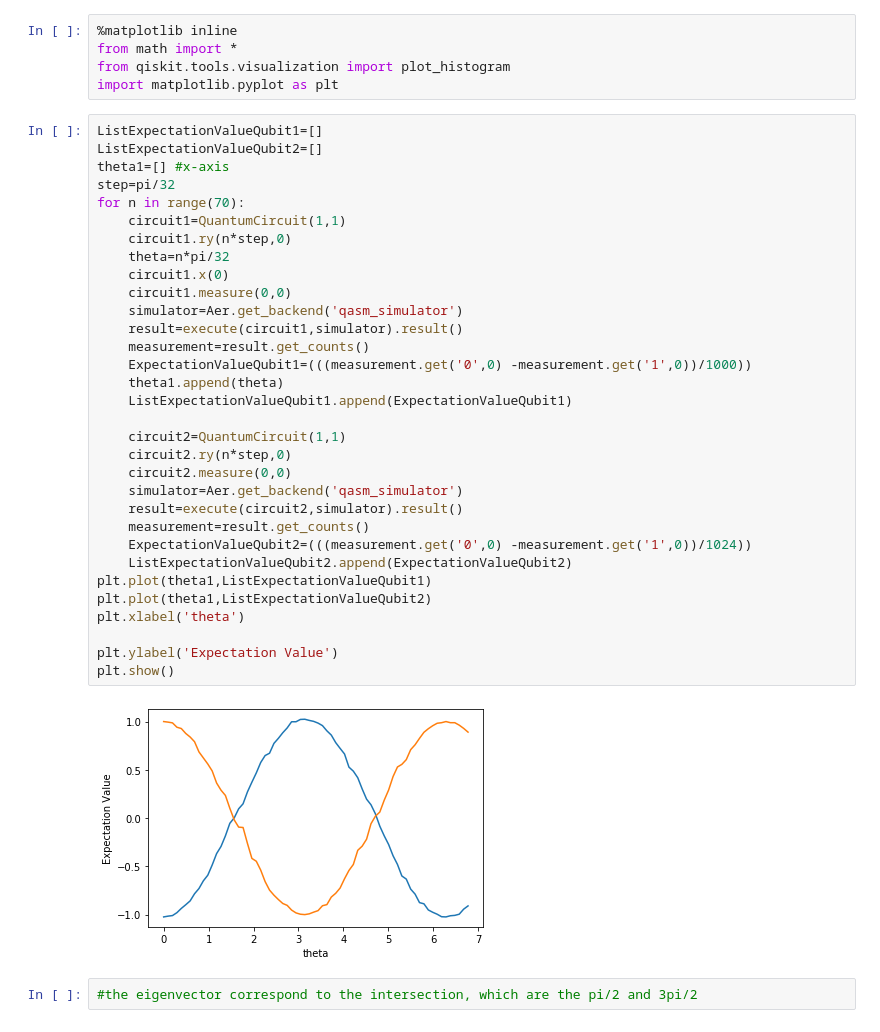
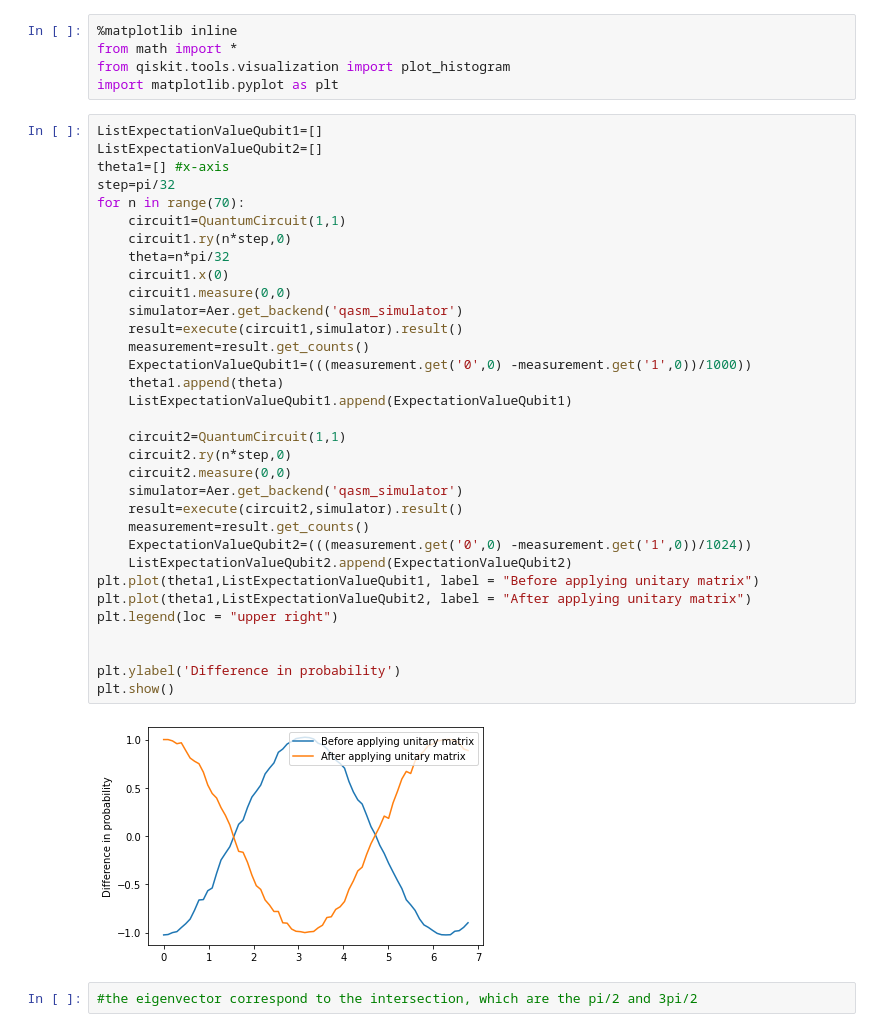
Before and after one commit to melsayed-7/Grover-s-Algorithm-QOSF, a Jupyter notebook: Time Evolution Method.ipynb, the cells around one changed output. Saved outputs shown, nothing was run; the diff lists cells and outputs as text.

```diff
--- a/Time Evolution Method.ipynb
+++ b/Time Evolution Method.ipynb
@@ -8,36 +28,37 @@ import matplotlib.pyplot as plt
 # %%
 ListExpectationValueQubit1=[]
 ListExpectationValueQubit2=[]
 theta1=[] #x-axis
 step=pi/32
 for n in range(70):
     circuit1=QuantumCircuit(1,1)
     circuit1.ry(n*step,0)
     theta=n*pi/32
     circuit1.x(0)
     circuit1.measure(0,0)
     simulator=Aer.get_backend('qasm_simulator')
     result=execute(circuit1,simulator).result()
     measurement=result.get_counts()
     ExpectationValueQubit1=(((measurement.get('0',0) -measurement.get('1',0))/1000))
     theta1.append(theta)
     ListExpectationValueQubit1.append(ExpectationValueQubit1)
 
     circuit2=QuantumCircuit(1,1)
     circuit2.ry(n*step,0)
     circuit2.measure(0,0)
     simulator=Aer.get_backend('qasm_simulator')
     result=execute(circuit2,simulator).result()
     measurement=result.get_counts()
     ExpectationValueQubit2=(((measurement.get('0',0) -measurement.get('1',0))/1024))
     ListExpectationValueQubit2.append(ExpectationValueQubit2)
-plt.plot(theta1,ListExpectationValueQubit1)
-plt.plot(theta1,ListExpectationValueQubit2)
-plt.xlabel('theta')
+plt.plot(theta1,ListExpectationValueQubit1, label = "Before applying unitary matrix")
+plt.plot(theta1,ListExpectationValueQubit2, label = "After applying unitary matrix")
+plt.legend(loc = "upper right")
 
-plt.ylabel('Expectation Value')
+
+plt.ylabel('Difference in probability')
 plt.show()
 # %% [output]
-[figure, old version]
+[figure, new version]
 # %%
 #the eigenvector correspond to the intersection, which are the pi/2 and 3pi/2
```
Also changed, not shown: parts of 1 cell of this notebook.
